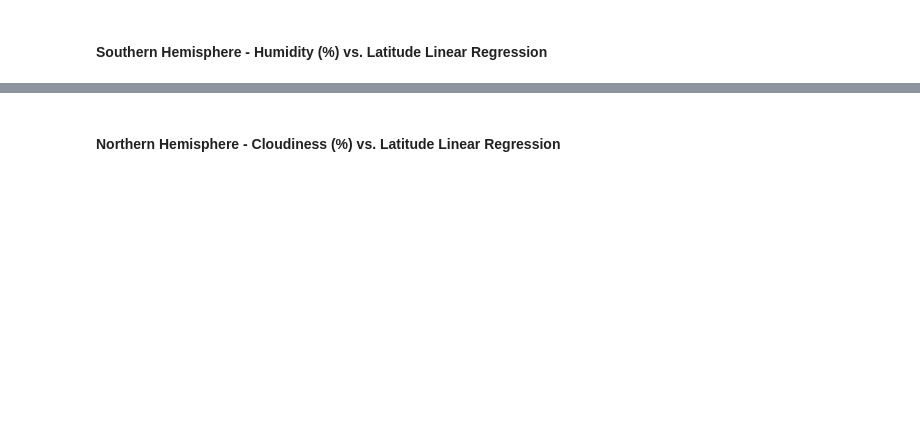
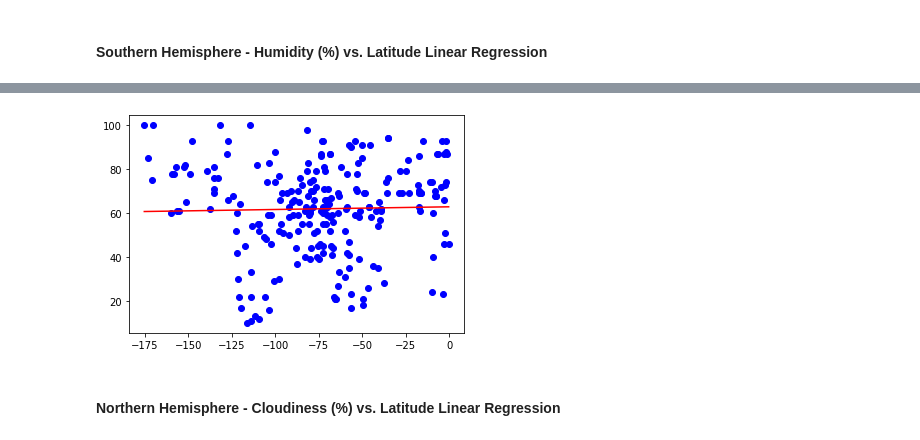
Before and after one commit to Asia-Hewett/Python_API_Challenge, a Jupyter notebook: weather_py/WeatherPy.ipynb, the cells around one changed output, grey strips where cells are left out. Saved outputs shown, nothing was run; the diff lists cells and outputs as text; code cells hidden in the pictures; blank space fills up the shorter version.

```diff
--- a/weather_py/WeatherPy.ipynb
+++ b/weather_py/WeatherPy.ipynb
@@ -341,2 +371,15 @@ The r-squared is: 0.0008996079328825663
+# %%
+x = np.array(south['Lat'])
+y = np.array(south['Humidity'])
+gradient, intercept, r_value, p_value, std_err = linregress(x,y)
+mn=np.min(x)
+mx=np.max(x)
+x1=np.linspace(mn,mx,500)
+y1=gradient*x1+intercept
+plt.plot(x,y,'ob')
+plt.plot(x1,y1,'-r')
+plt.show()
+# %% [output]
+[figure, added]
 # %% [markdown]
 ####  Northern Hemisphere - Cloudiness (%) vs. Latitude Linear Regression
```
Also changed, not shown: parts of 18 cells of this notebook.
